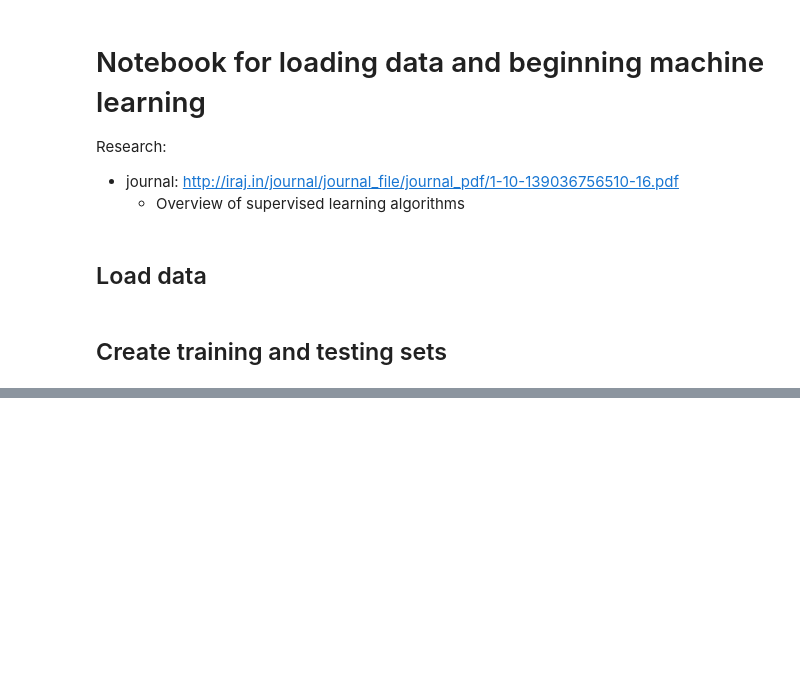
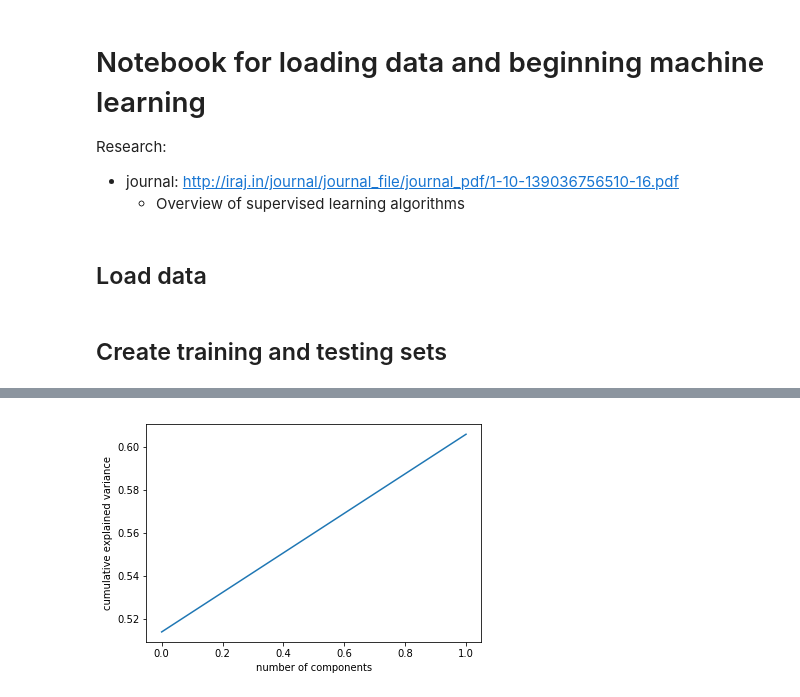
Before and after one commit to charlievweiss/astrostats_finalproject, a Jupyter notebook: data_analysis.ipynb, the cells around one changed output, grey strips where cells are left out. Cells and saved outputs as stored; diff of their text form; code cells hidden in the pictures; blank space fills up the shorter version.

```diff
--- a/data_analysis.ipynb
+++ b/data_analysis.ipynb
@@ -21,16 +22,6 @@ filename = path + name
 
 data = pd.read_csv(filename, delimiter = ",", engine='python')
 
-# don't need these right now...
-#img_nums = data.loc[:,'img_num']
-#X = data.loc[:,'x']
-#Y = data.loc[:,'y']
-#labels = data.loc[:,'label']
-
-#coordinates = []
-#for i in range(0, len(X)):
-#    coordinates.append([X[0], Y[0]])
-
 images = []
 
 for i in range(0, len(data)):
@@ -38,7 +29,7 @@ for i in range(0, len(data)):
     img_file = "{}.png".format(img_num)
     img_name = path+img_file
 
-    img = cv2.imread(img_name)
+    img = cv2.imread(img_name, cv2.IMREAD_GRAYSCALE)
     images.append(img)
 
 # add images to dataframe for ease later
@@ -123,0 +120,8 @@ print(test)
+# %%
+# See how much info each projection preserves
+
+plt.plot(np.cumsum(pca.explained_variance_ratio_))
+plt.xlabel('number of components')
+plt.ylabel('cumulative explained variance');
+# %% [output]
+[figure, added]
```
Also changed, not shown: parts of 10 cells of this notebook.
